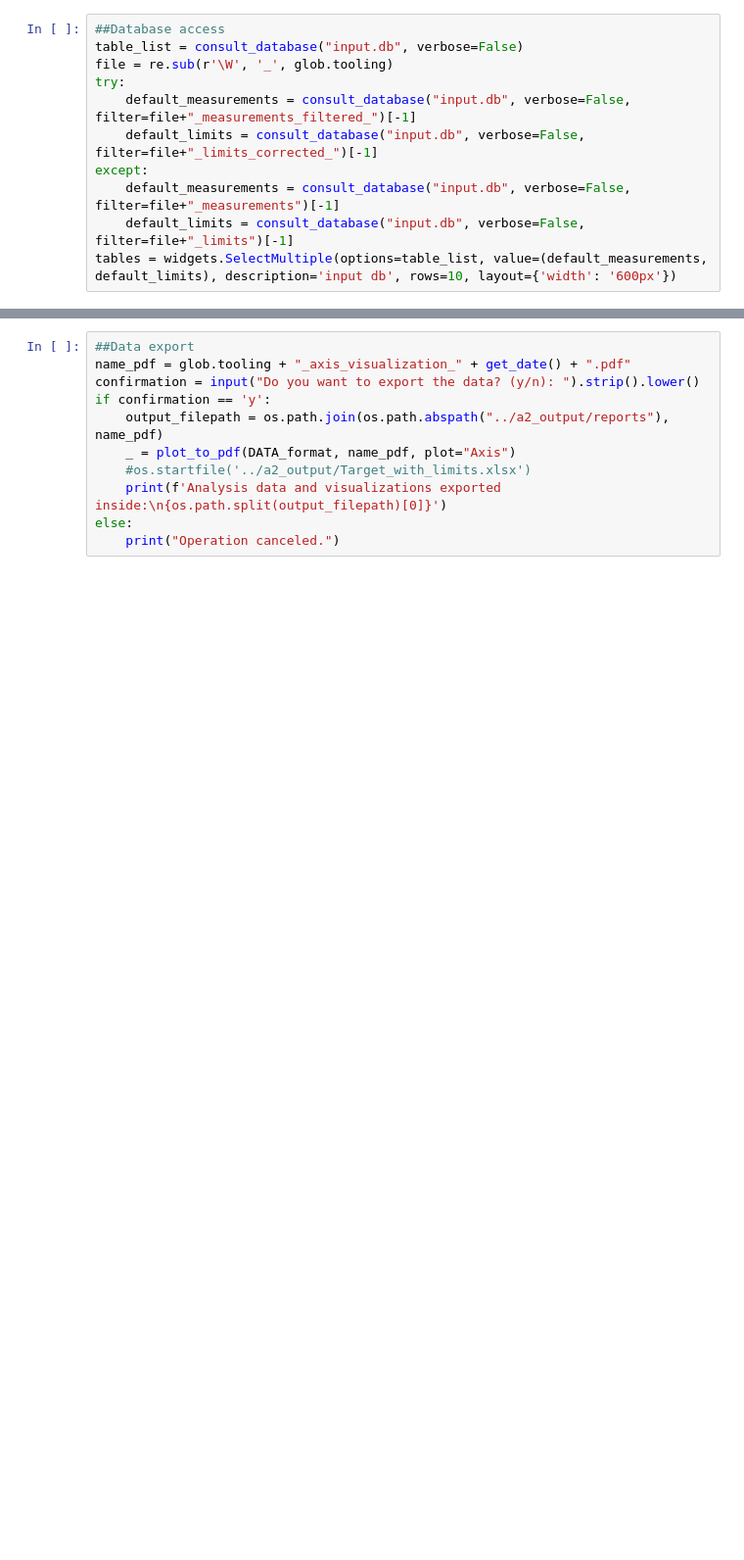
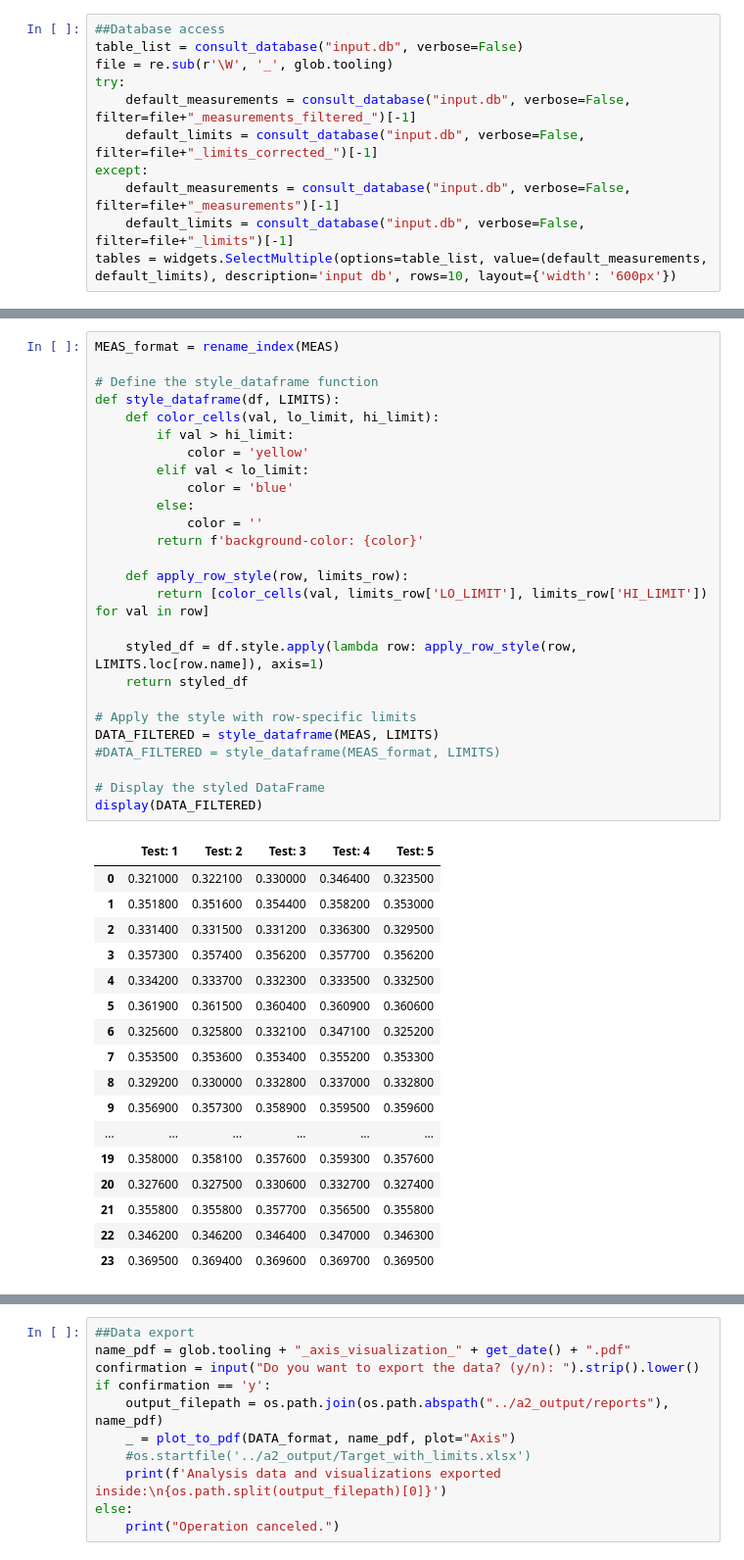
Before and after one commit to LucianoGP95/Python_Eiit_RyR, a Jupyter notebook: a2_Analyser/notebooks/a5_Limits_Approximation.ipynb, the cells around one changed output, grey strips where cells are left out. Shown at 98% size. Cells and saved outputs as stored; diff of their text form; blank space fills up the shorter version.

```diff
--- a/a2_Analyser/notebooks/a5_Limits_Approximation.ipynb
+++ b/a2_Analyser/notebooks/a5_Limits_Approximation.ipynb
@@ -74,3 +77,47 @@ display(DATA_format)
+# %%
+MEAS_format = rename_index(MEAS)
+
+# Define the style_dataframe function
+def style_dataframe(df, LIMITS):
+    def color_cells(val, lo_limit, hi_limit):
+        if val > hi_limit:
+            color = 'yellow'
+        elif val < lo_limit:
+            color = 'blue'
+        else:
+            color = ''
+        return f'background-color: {color}'
+
+    def apply_row_style(row, limits_row):
+        return [color_cells(val, limits_row['LO_LIMIT'], limits_row['HI_LIMIT']) for val in row]
+
+    styled_df = df.style.apply(lambda row: apply_row_style(row, LIMITS.loc[row.name]), axis=1)
+    return styled_df
+
+# Apply the style with row-specific limits
+DATA_FILTERED = style_dataframe(MEAS, LIMITS)
+#DATA_FILTERED = style_dataframe(MEAS_format, LIMITS)
+
+# Display the styled DataFrame
+display(DATA_FILTERED)
+# %% [output]
+|  | Test: 1 | Test: 2 | Test: 3 | Test: 4 | Test: 5 |
+| 0 | 0.321000 | 0.322100 | 0.330000 | 0.346400 | 0.323500 |
+| 1 | 0.351800 | 0.351600 | 0.354400 | 0.358200 | 0.353000 |
+| 2 | 0.331400 | 0.331500 | 0.331200 | 0.336300 | 0.329500 |
+| 3 | 0.357300 | 0.357400 | 0.356200 | 0.357700 | 0.356200 |
+| 4 | 0.334200 | 0.333700 | 0.332300 | 0.333500 | 0.332500 |
+| 5 | 0.361900 | 0.361500 | 0.360400 | 0.360900 | 0.360600 |
+| 6 | 0.325600 | 0.325800 | 0.332100 | 0.347100 | 0.325200 |
+| 7 | 0.353500 | 0.353600 | 0.353400 | 0.355200 | 0.353300 |
+| 8 | 0.329200 | 0.330000 | 0.332800 | 0.337000 | 0.332800 |
+| 9 | 0.356900 | 0.357300 | 0.358900 | 0.359500 | 0.359600 |
+| ... | ... | ... | ... | ... | ... |
+| 19 | 0.358000 | 0.358100 | 0.357600 | 0.359300 | 0.357600 |
+| 20 | 0.327600 | 0.327500 | 0.330600 | 0.332700 | 0.327400 |
+| 21 | 0.355800 | 0.355800 | 0.357700 | 0.356500 | 0.355800 |
+| 22 | 0.346200 | 0.346200 | 0.346400 | 0.347000 | 0.346300 |
+| 23 | 0.369500 | 0.369400 | 0.369600 | 0.369700 | 0.369500 |
 # %%
 ##Data visualization
 label = fiber_selection.value
```
Also changed, not shown: parts of 4 cells of this notebook, 7 other files.
